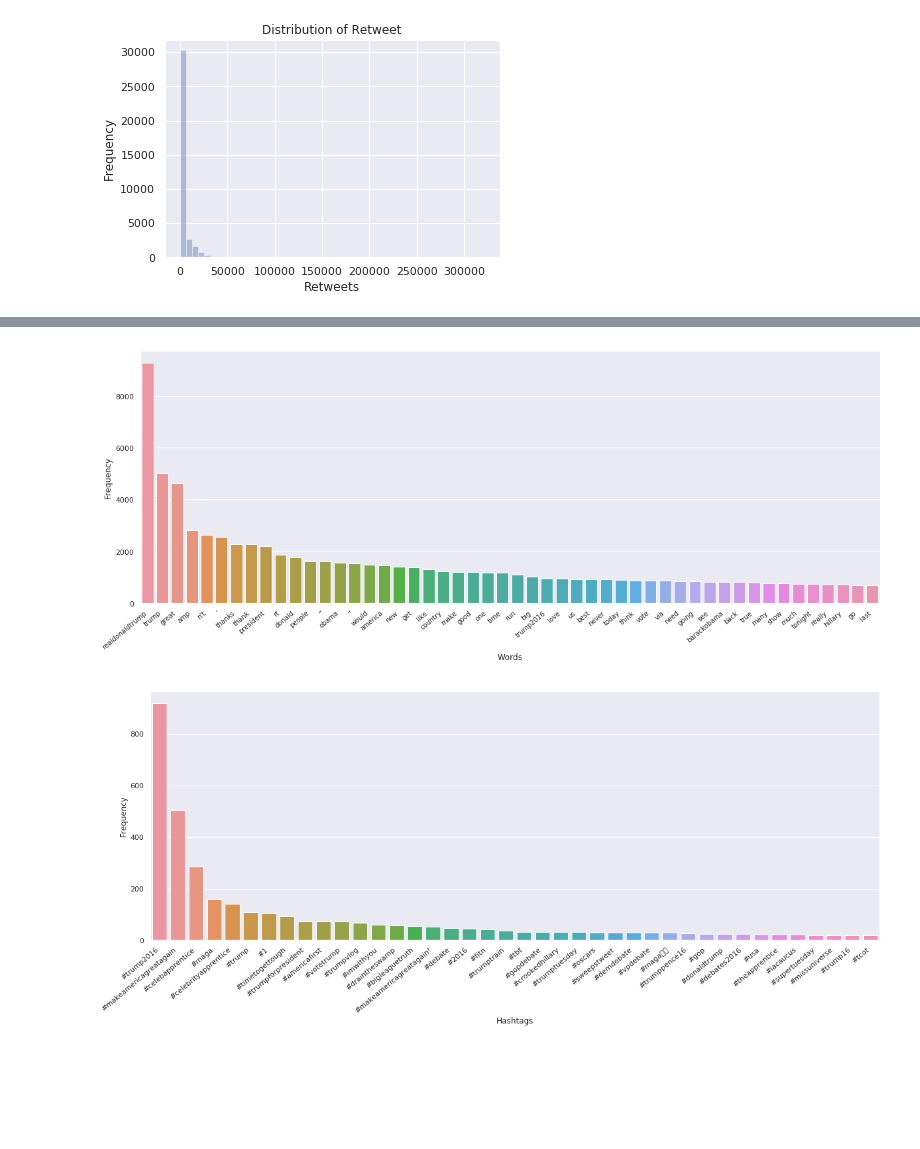
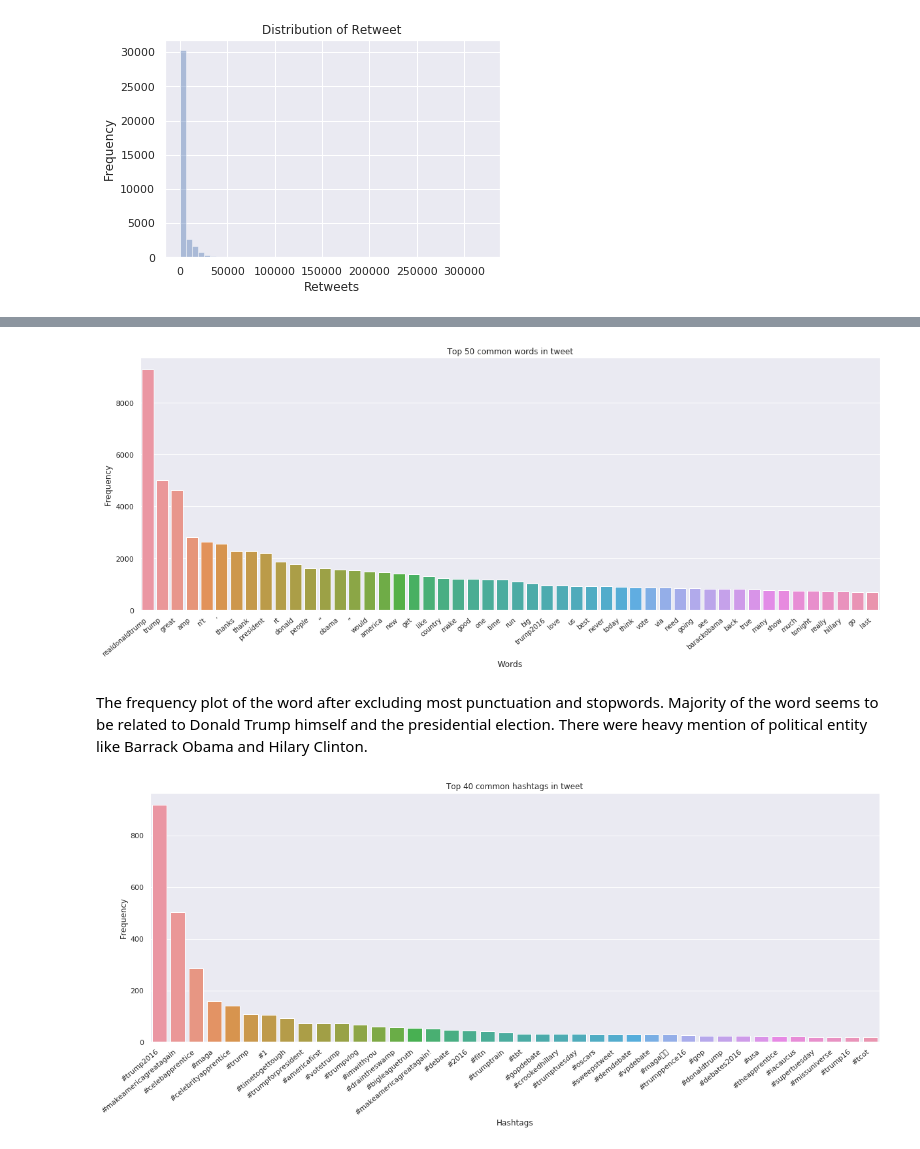
Before and after one commit to nakarinh14/eda-nlp-tweet, a Jupyter notebook: trump-tweets-eda.ipynb, the cells around one changed output, grey strips where cells are left out. Saved outputs shown, nothing was run; the diff lists cells and outputs as text; code cells hidden in the pictures; blank space fills up the shorter version.

```diff
--- a/trump-tweets-eda.ipynb
+++ b/trump-tweets-eda.ipynb
@@ -273,11 +318,17 @@ for tweet in parse_tweets:
             word_c[w] += 1
 # %%
 plotCounter(word_c.most_common(50),'Words','Frequency',40,10,(20,7))
+plt.title('Top 50 common words in tweet')
+plt.show()
 # %% [output]
-[figure, old version]
+[figure, new version]
+# %% [markdown]
+The frequency plot of the word after excluding most punctuation and stopwords. Majority of the word seems to be related to Donald Trump himself and the presidential election. There were heavy mention of political entity like Barrack Obama and Hilary Clinton.
 # %%
 
 c = Counter(hashtags)
 plotCounter(c.most_common(40),'Hashtags','Frequency',40,11,(20,7))
+plt.title('Top 40 common hashtags in tweet')
+plt.show()
 # %% [output]
-[figure, old version]
+[figure, new version]
```
Also changed, not shown: parts of 24 cells of this notebook.
